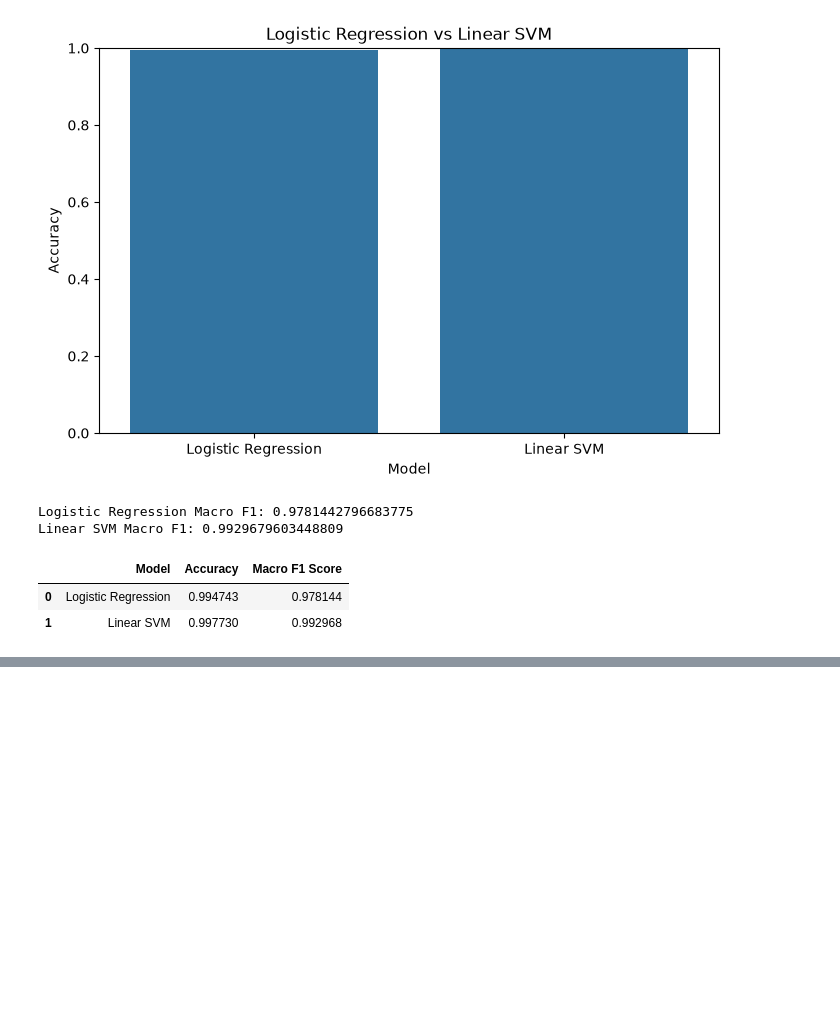
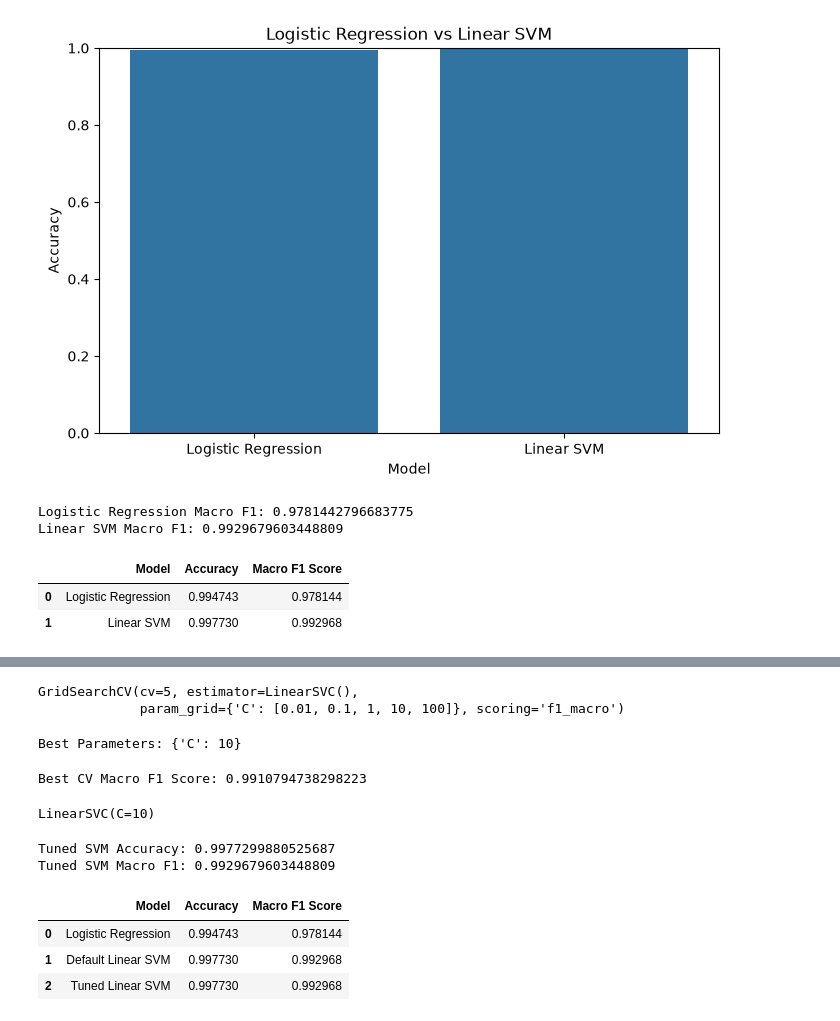
Before and after one commit to kumarashish33/AI-Jira-Priority-Prediction, a Jupyter notebook: notebooks/120.ipynb, the cells around one changed output, grey strips where cells are left out. Saved outputs shown, nothing was run; the diff lists cells and outputs as text; code cells hidden in the pictures; blank space fills up the shorter version.

```diff
--- a/notebooks/120.ipynb
+++ b/notebooks/120.ipynb
@@ -767,0 +798,60 @@ model_comparison
+# %%
+grid_search.fit(X_train, y_train)
+# %% [output]
+GridSearchCV(cv=5, estimator=LinearSVC(),
+             param_grid={'C': [0.01, 0.1, 1, 10, 100]}, scoring='f1_macro')
+# %%
+print("Best Parameters:", grid_search.best_params_)
+# %% [output]
+Best Parameters: {'C': 10}
+# %%
+print("Best CV Macro F1 Score:", grid_search.best_score_)
+# %% [output]
+Best CV Macro F1 Score: 0.9910794738298223
+# %%
+best_svm_model = grid_search.best_estimator_
+
+best_svm_model
+# %% [output]
+LinearSVC(C=10)
+# %%
+y_pred_tuned_svm = best_svm_model.predict(X_test)
+# %%
+tuned_svm_accuracy = accuracy_score(y_test, y_pred_tuned_svm)
+
+tuned_svm_f1 = f1_score(
+    y_test,
+    y_pred_tuned_svm,
+    average="macro"
+)
+
+print("Tuned SVM Accuracy:", tuned_svm_accuracy)
+print("Tuned SVM Macro F1:", tuned_svm_f1)
+# %% [output]
+Tuned SVM Accuracy: 0.9977299880525687
+Tuned SVM Macro F1: 0.9929679603448809
+# %%
+model_comparison = pd.DataFrame({
+    "Model": [
+        "Logistic Regression",
+        "Default Linear SVM",
+        "Tuned Linear SVM"
+    ],
+    "Accuracy": [
+        accuracy,
+        svm_accuracy,
+        tuned_svm_accuracy
+    ],
+    "Macro F1 Score": [
+        lr_f1,
+        svm_f1,
+        tuned_svm_f1
+    ]
+})
+
+model_comparison
+# %% [output]
+|  | Model | Accuracy | Macro F1 Score |
+| 0 | Logistic Regression | 0.994743 | 0.978144 |
+| 1 | Default Linear SVM | 0.997730 | 0.992968 |
+| 2 | Tuned Linear SVM | 0.997730 | 0.992968 |
```
Also changed, not shown: parts of 12 cells of this notebook, 1 other file.
